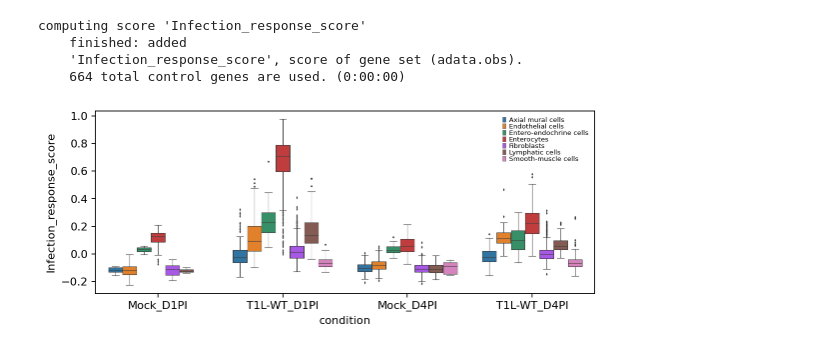
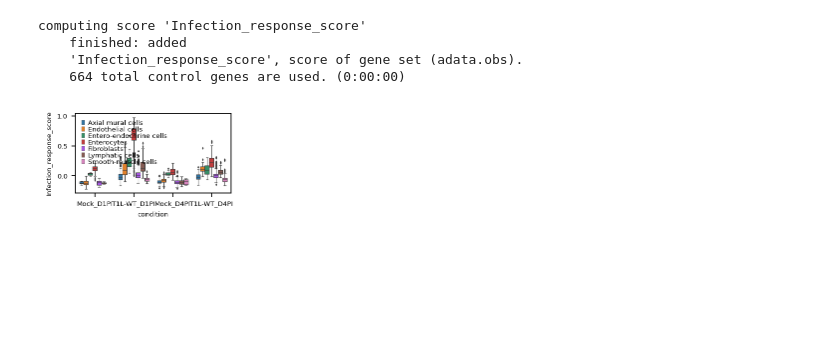
Before and after one commit to madhavmantri/reovirus_induced_myocarditis, a Jupyter notebook: notebooks/ileum_scRNAseq_infection_response_score.ipynb, the cells around one changed output. Saved outputs shown, nothing was run; the diff lists cells and outputs as text; code cells hidden in the pictures; blank space fills up the shorter version.

```diff
--- a/notebooks/ileum_scRNAseq_infection_response_score.ipynb
+++ b/notebooks/ileum_scRNAseq_infection_response_score.ipynb
@@ -31,5 +31,5 @@ Session information updated at 2021-12-08 14:02
 # %%
-ileum_infection_sc = sc.read_h5ad(filename="./../pyobjs_github/ileum_infection_sc.h5ad")
+ileum_infection_sc = sc.read_h5ad(filename="./../../../pyobjs_github/ileum_infection_sc.h5ad")
 # %%
 sc.pl.umap(ileum_infection_sc, color = ['celltypes_leiden_0.5'], legend_fontsize=10)
 # %% [output]
@@ -37,6 +37,5 @@ sc.pl.umap(ileum_infection_sc, color = ['celltypes_leiden_0.5'], legend_fontsize
 # %%
-# This creates a new meta data varibale condition_new where all mocks have been merged into one sample
-
-ileum_infection_sc.obs["condition_new"] = ileum_infection_sc.obs["condition"].map({"Mock_D1PI": "Mock", "Mock_D4PI": "Mock", "T1L-WT_D1PI": "T1L-WT_D1PI", "T1L-WT_D4PI": "T1L-WT_D4PI"}).astype("category")
-ileum_infection_sc.obs["condition_new"].cat.reorder_categories(new_categories=["Mock", "T1L-WT_D1PI", "T1L-WT_D4PI"], inplace = True)
+# # This creates a new meta data varibale condition_new where all mocks have been merged into one sample
+# ileum_infection_sc.obs["condition_new"] = ileum_infection_sc.obs["condition"].map({"Mock_D1PI": "Mock", "Mock_D4PI": "Mock", "T1L-WT_D1PI": "T1L-WT_D1PI", "T1L-WT_D4PI": "T1L-WT_D4PI"}).astype("category")
+# ileum_infection_sc.obs["condition_new"].cat.reorder_categories(new_categories=["Mock", "T1L-WT_D1PI", "T1L-WT_D4PI"], inplace = True)
 # %%
@@ -145,16 +147,19 @@ computing score 'Infection_response_score'
     'Infection_response_score', score of gene set (adata.obs).
     664 total control genes are used. (0:00:00)
 # %%
-sc.settings.set_figure_params(dpi_save= 400, fontsize=10, facecolor='white', frameon=True, transparent=True, format="pdf")
-fig, ax = plt.subplots(figsize=(8, 3))
+sc.settings.set_figure_params(dpi_save= 400, fontsize=6, facecolor='white', frameon=True, transparent=True, format="pdf")
+fig, ax = plt.subplots(figsize=(2.5, 1.3))
 plt.rc('font', size=6)
 plt.grid(b=None)
 ax.set_axisbelow(True)
-sns.boxplot(data = ileum_infection_sc[ileum_infection_sc.obs['celltype_groups'].isin(["Enterocytes", "Entero-endochrine cells", "Fibroblasts", "Smooth-muscle cells", "Axial mural cells", "Endothelial cells", "Lymphatic cells", ])].obs, y= "Infection_response_score", x = "condition", linewidth = 0.5, fliersize = 0.5, hue = "celltype_groups", ax=ax)
+sns.boxplot(data = ileum_infection_sc[ileum_infection_sc.obs['celltype_groups'].isin(["Enterocytes", "Entero-endochrine cells", "Fibroblasts", "Smooth-muscle cells", "Axial mural cells", "Endothelial cells", "Lymphatic cells"])].obs, y= "Infection_response_score", x = "condition", linewidth = 0.5, fliersize = 0.5, hue = "celltype_groups", ax=ax)
 ax.set_xticklabels(ax.get_xticklabels(), rotation=0, horizontalalignment='center')
 ax.legend(loc = "best")
 plt.legend(ncol=1, prop={'size': 6}, handletextpad=0.5, markerscale = 0.6, frameon = False, labelspacing = 0.0)
 # plt.tight_layout()
 plt.show()
+# plt.savefig("figures/IFN_ileum.pdf", facecolor='w', edgecolor='w',
+#         orientation='potrait', format="pdf",
+#         transparent=True, metadata=None)
 # %% [output]
-[figure, old version]
+[figure, new version]
```
Also changed, not shown: parts of 14 cells of this notebook, 39 other files.
